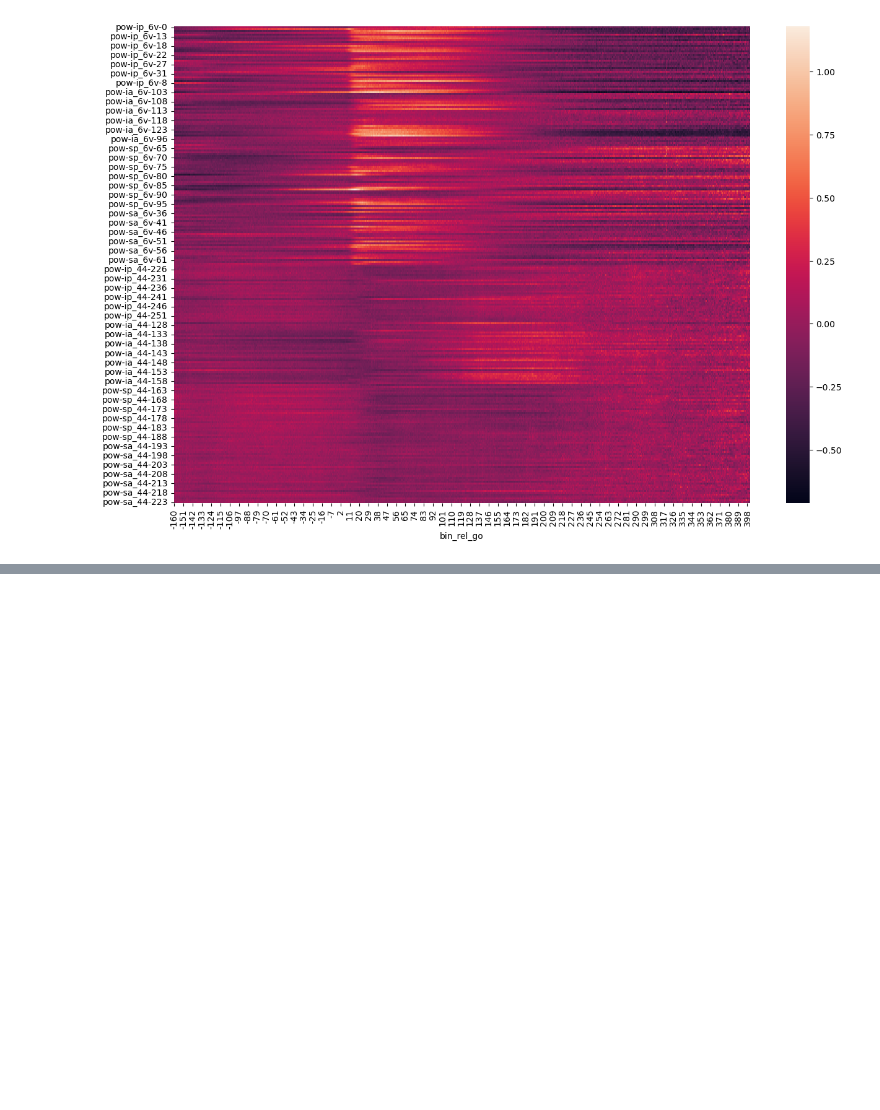
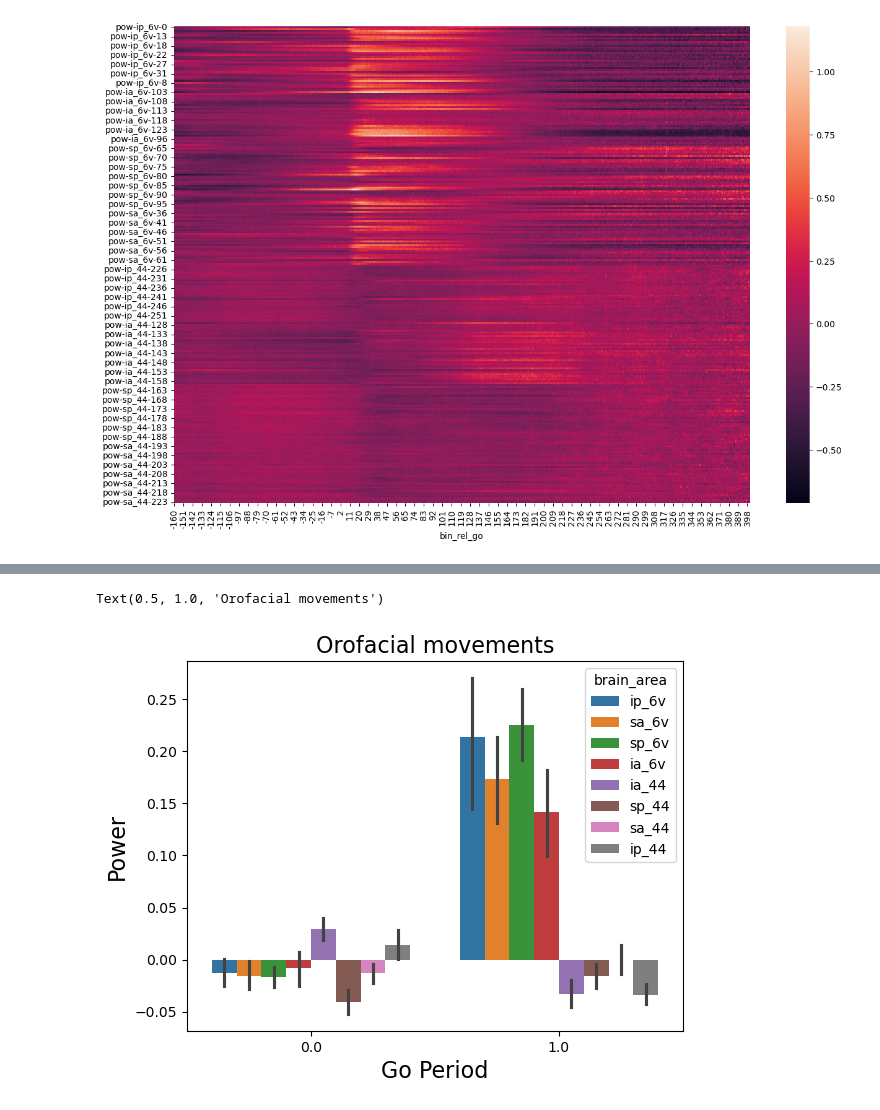
Before and after one commit to ebrahimfeghhi/broca_analyses, a Jupyter notebook: notebooks/analyze_sentences.ipynb, the cells around one changed output, grey strips where cells are left out. Cells and saved outputs as stored; diff of their text form; code cells hidden in the pictures; blank space fills up the shorter version.

```diff
--- a/notebooks/analyze_sentences.ipynb
+++ b/notebooks/analyze_sentences.ipynb
@@ -261,3 +247,10 @@ def dataframe_size_in_gb(df):
     # Convert bytes to gigabytes
     memory_usage_gb = memory_usage_bytes / (1024 ** 3)
     return memory_usage_gb
+# %%
+tuningTasks_Path = "/home2/ebrahim/neural_seq_decoder/tuningTasks"
+orofacial = loadmat(f'{tuningTasks_Path}/t12.2022.04.21_orofacial.mat')
+phonemes = loadmat(f"{tuningTasks_Path}/t12.2022.04.21_phonemes.mat")
+# %%
+orofacial_pd = store_data_to_pandas(orofacial, [], 'orofacial', stimuliKey='trialCues', zscore_bool=False)
+phonemes_pd = store_data_to_pandas(phonemes, [], 'phonemes', stimuliKey='trialCues', zscore_bool=False)
@@ -451,0 +442,27 @@ sns.barplot(power_in_areas, x='brain_region', y='power')
+# %%
+delay_start = -100
+delay_end = 0
+
+delay_activity = orofacial_pd[(orofacial_pd['bin_rel_go'] >= delay_start) & (orofacial_pd['bin_rel_go'] <= delay_end)]
+delay_activity_averaged = delay_activity[sp_columns].mean().reset_index()
+delay_activity_averaged = delay_activity[sp_columns].mean().reset_index()
+delay_activity_averaged.columns = ['channel_name', 'pow']
+delay_activity_averaged['go'] = np.zeros(256)
+
+go_start = 0
+go_end = 25
+
+go_activity = orofacial_pd[(orofacial_pd['bin_rel_go'] >= go_start) & (orofacial_pd['bin_rel_go'] <= go_end)]
+go_activity_averaged = go_activity[sp_columns].mean().reset_index()
+go_activity_averaged.columns = ['channel_name', 'pow']
+go_activity_averaged['go'] = np.ones(256)
+
+combined_averaged_data = pd.concat((delay_activity_averaged, go_activity_averaged))
+combined_averaged_data['brain_area'] = combined_averaged_data['channel_name'].apply(extract_br)
+sns.barplot(data=combined_averaged_data, x='go', y='pow', hue='brain_area')
+plt.ylabel("Power", fontsize=16)
+plt.xlabel("Go Period", fontsize=16)
+plt.title("Orofacial movements", fontsize=16)
+# %% [output]
+Text(0.5, 1.0, 'Orofacial movements')
+[figure, added]
```
Also changed, not shown: parts of 16 cells of this notebook, 58 other files.
